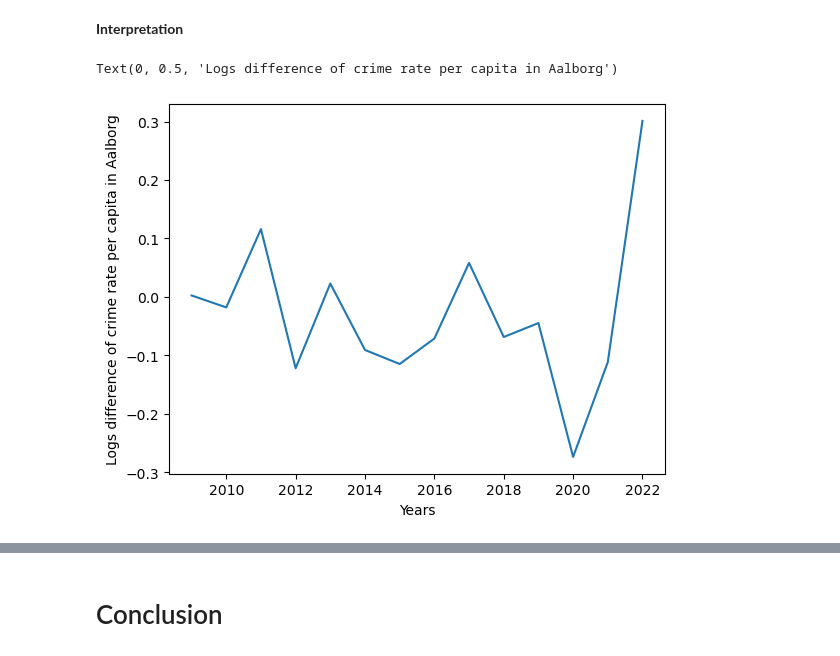
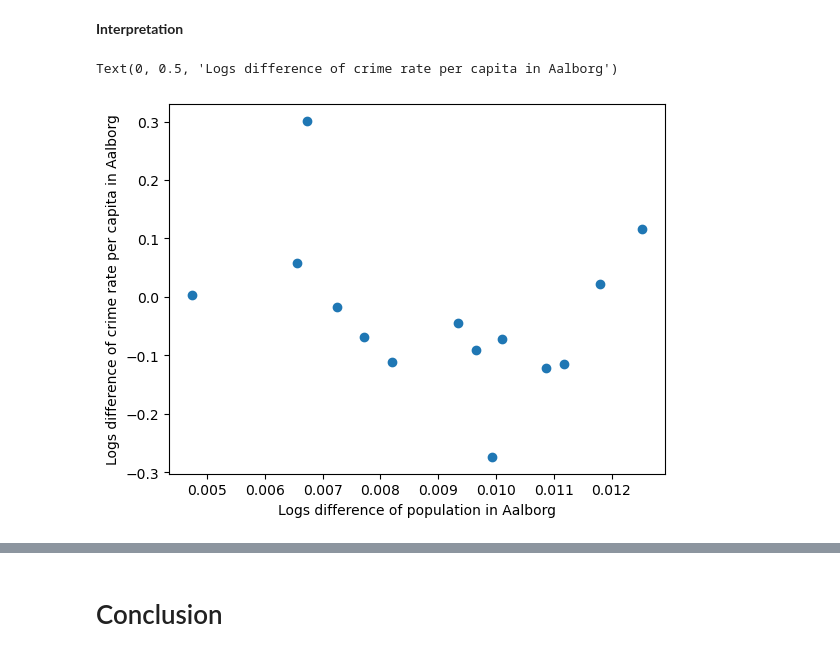
Before and after one commit to NumEconCopenhagen/projects-2023-latin-power, a Jupyter notebook: dataproject/dataproject.ipynb, the cells around one changed output, grey strips where cells are left out. Cells and saved outputs as stored; diff of their text form; code cells hidden in the pictures.

Commit message:
Scatterplot

```diff
--- a/dataproject/dataproject.ipynb
+++ b/dataproject/dataproject.ipynb
@@ -289,24 +305,21 @@ total # overview of crime; including crime rate per capita and crime rate per 10
 # %%
 # Taking log of crime rate per capita and population for Aalborg
 aalborg=total.loc[total["municipalities"] == "Aalborg"] # Assign all rows that contains Aalborg from our merged data "total".
 
 # Taking logs of crime rate per capita in Aalborg
 log_crpc_aalborg = np.log(aalborg.crime_rate_per_cap)
 # Taking logs difference
 log_diff_crpc_aalborg = log_crpc_aalborg.diff().dropna()
-# Including years in logs difference to compute plot. Note: excludes first row.
-log_diff_crpc_aalborg.index= aalborg["year"][1:]
 
 ## Doing the same for population in Aalborg
 log_pop_aalborg = np.log(aalborg.pop_)
 log_diff_pop_aalborg = log_pop_aalborg.diff().dropna()
-log_diff_pop_aalborg.index= aalborg["year"][1:]
 
 
-
-plt.plot(log_diff_crpc_aalborg)
-plt.xlabel("Years")
+# Creating a scatter plot for Aalborg
+plt.scatter(log_diff_pop_aalborg, log_diff_crpc_aalborg)
+plt.xlabel("Logs difference of population in Aalborg")
 plt.ylabel("Logs difference of crime rate per capita in Aalborg")
 # %% [output]
 Text(0, 0.5, 'Logs difference of crime rate per capita in Aalborg')
-[figure, old version]
+[figure, new version]
```
Also changed, not shown: parts of 2 cells of this notebook.
